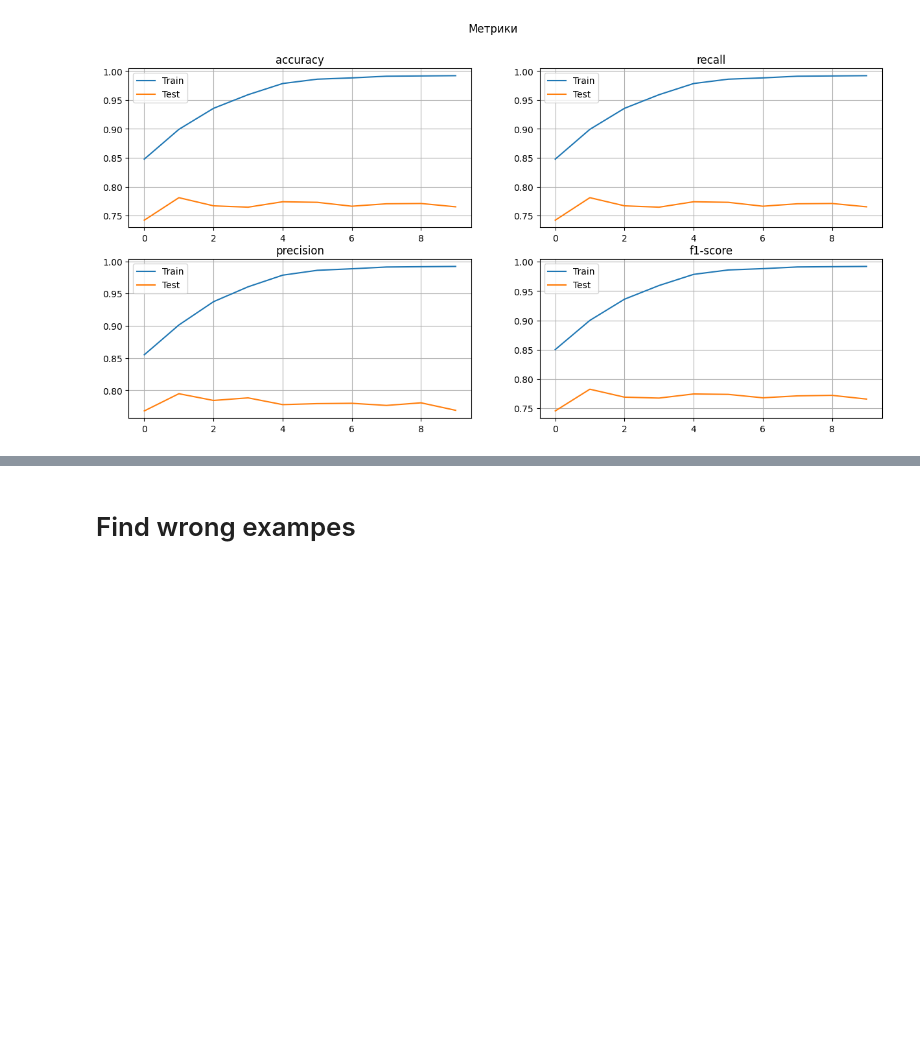
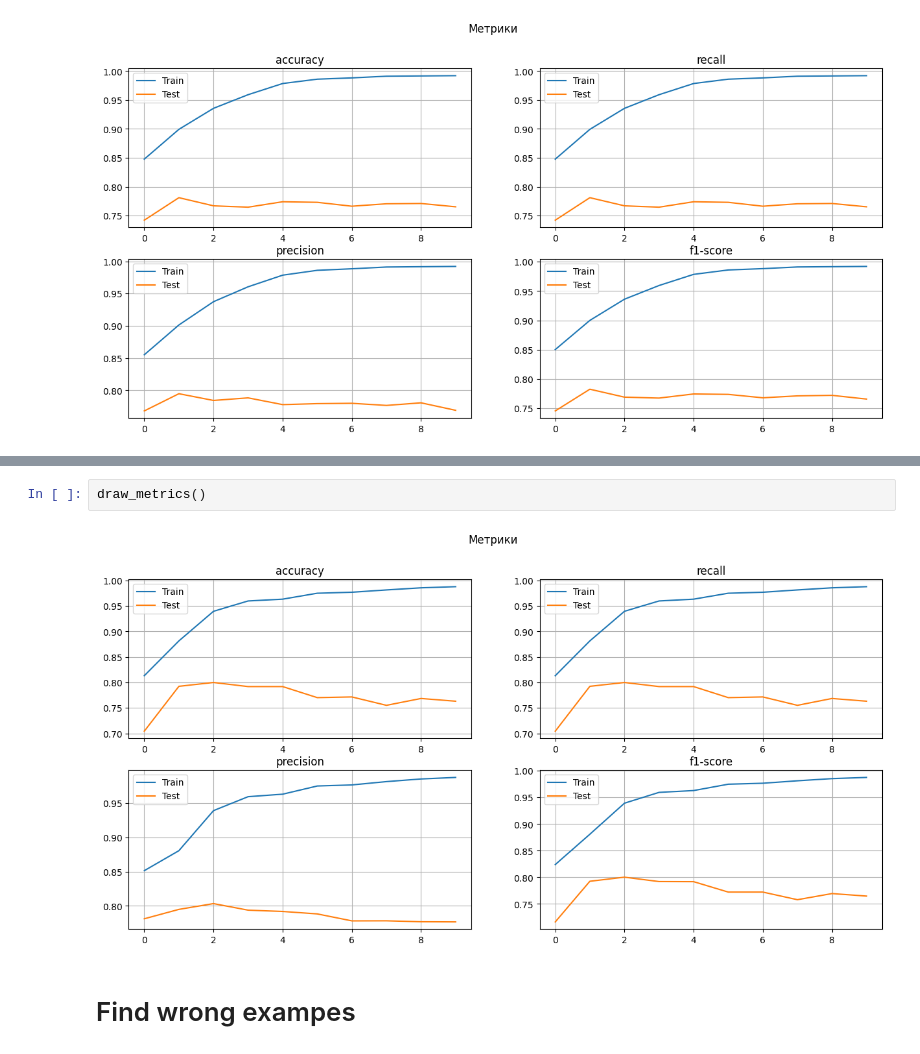
Before and after one commit to Ra9jkDM/sentiment_assessment_model, a Jupyter notebook: ML_GRU.ipynb, the cells around one changed output, grey strips where cells are left out. Cells and saved outputs as stored; diff of their text form; blank space fills up the shorter version.

```diff
--- a/ML_GRU.ipynb
+++ b/ML_GRU.ipynb
@@ -1424,3 +1967,7 @@ draw_metrics()
+# %%
+draw_metrics()
+# %% [output]
+[figure, added]
 # %% [markdown]
 # Find wrong exampes
 # %%
```
Also changed, not shown: parts of 24 cells of this notebook.
